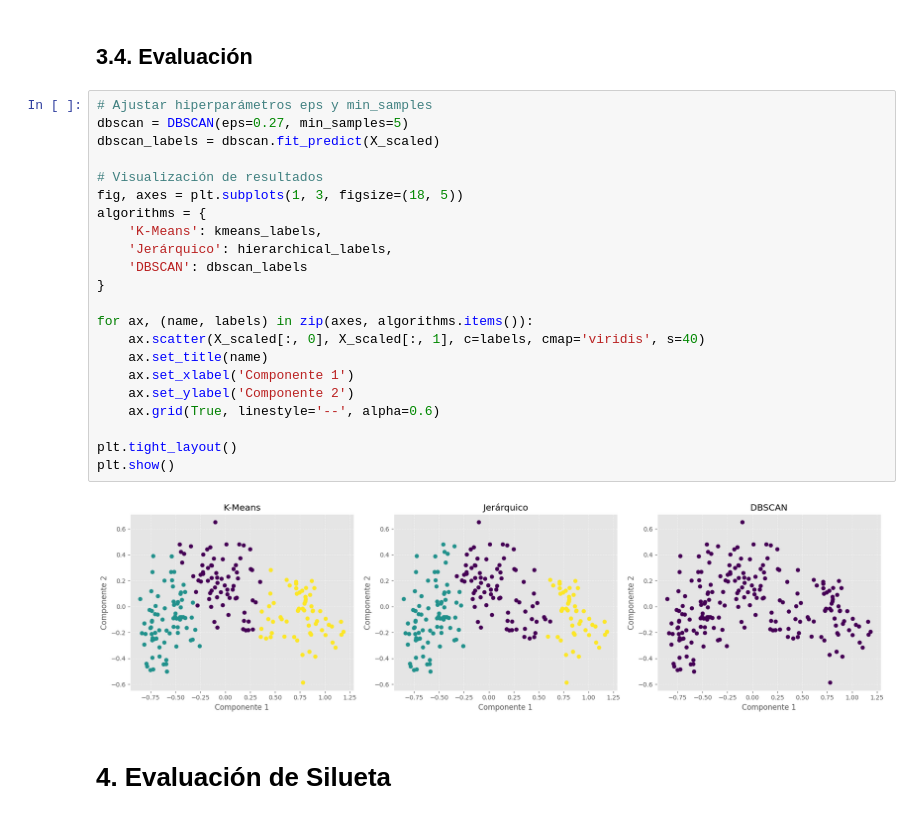
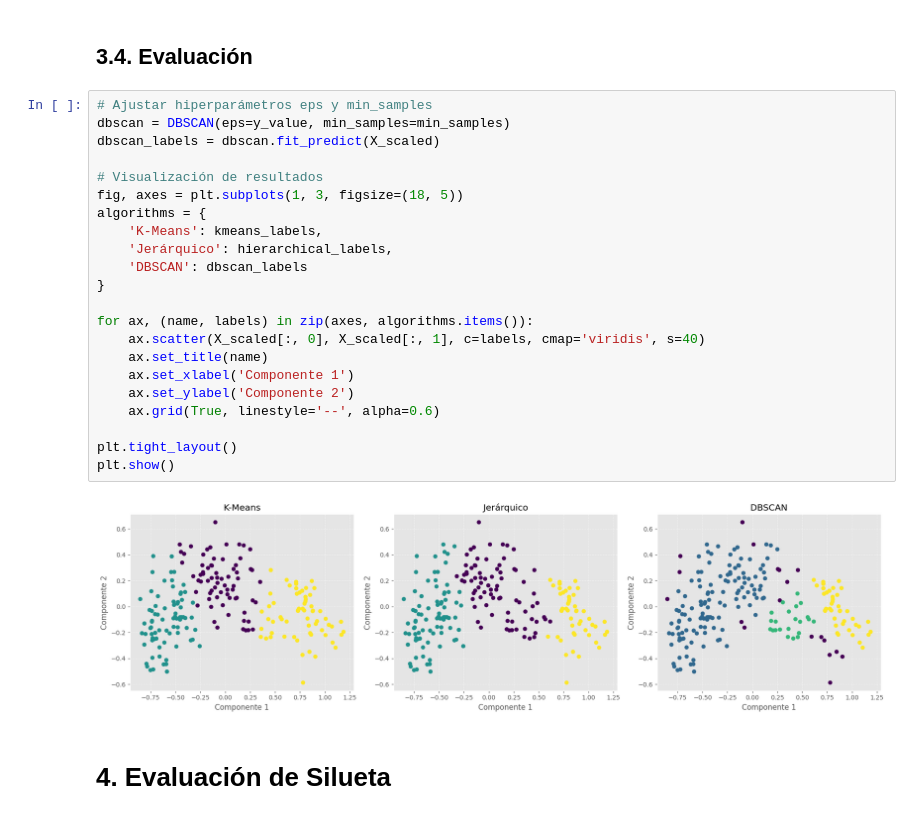
Before and after one commit to liangjizhu/Aprendizaje-Automatico-lab-2, a Jupyter notebook: notebook1.ipynb, the cells around one changed output. Cells and saved outputs as stored; diff of their text form.

Commit message:
DBSCAN graph update

```diff
--- a/notebook1.ipynb
+++ b/notebook1.ipynb
@@ -469,28 +471,28 @@ Número de outliers encontrados: 20
 ## 3.4. Evaluación
 # %%
 # Ajustar hiperparámetros eps y min_samples
-dbscan = DBSCAN(eps=0.27, min_samples=5)
+dbscan = DBSCAN(eps=y_value, min_samples=min_samples)
 dbscan_labels = dbscan.fit_predict(X_scaled)
 
 # Visualización de resultados
 fig, axes = plt.subplots(1, 3, figsize=(18, 5))
 algorithms = {
     'K-Means': kmeans_labels,
     'Jerárquico': hierarchical_labels,
     'DBSCAN': dbscan_labels
 }
 
 for ax, (name, labels) in zip(axes, algorithms.items()):
     ax.scatter(X_scaled[:, 0], X_scaled[:, 1], c=labels, cmap='viridis', s=40)
     ax.set_title(name)
     ax.set_xlabel('Componente 1')
     ax.set_ylabel('Componente 2')
     ax.grid(True, linestyle='--', alpha=0.6)
 
 plt.tight_layout()
 plt.show()
 # %% [output]
-[figure, old version]
+[figure, new version]
 # %% [markdown]
 # 4. Evaluación de Silueta
 # %%
```
Also changed, not shown: parts of 9 cells of this notebook.
